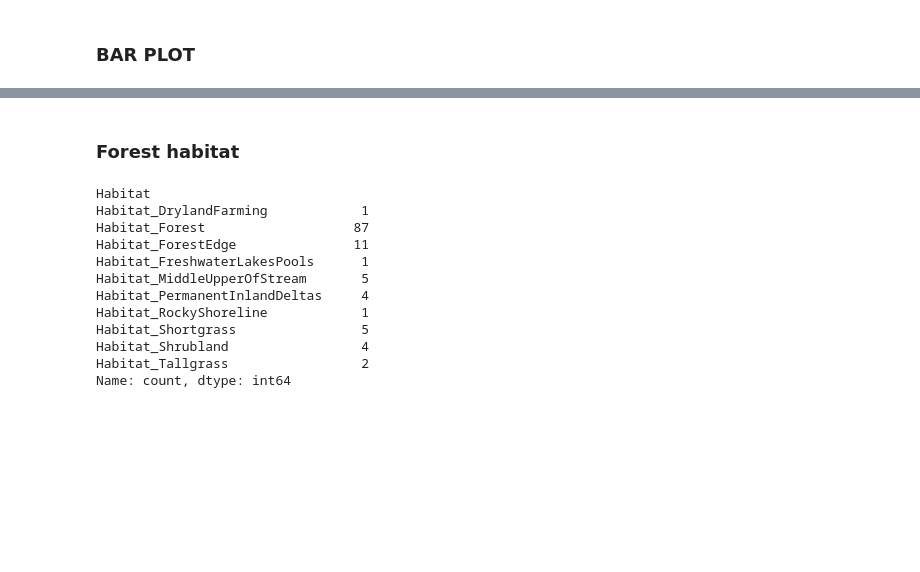
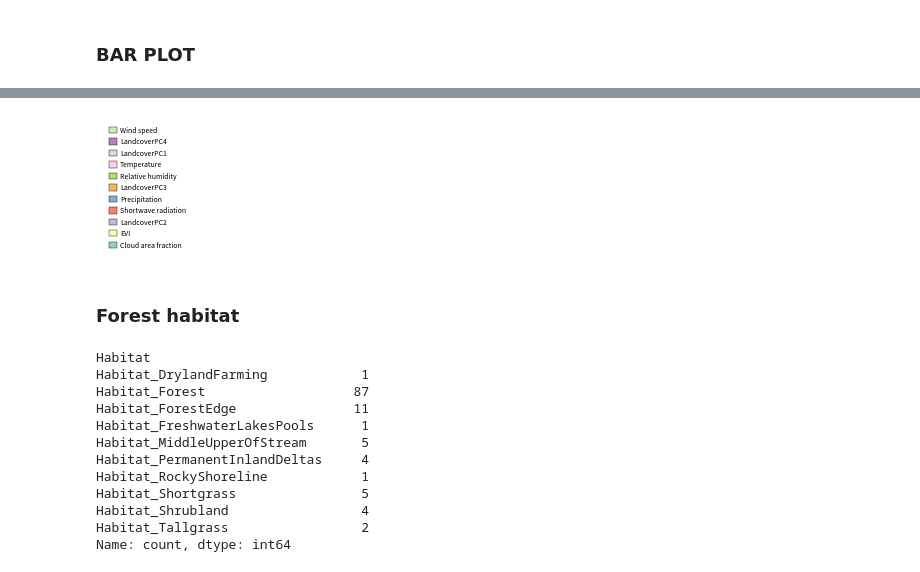
Before and after one commit to KLKua/DeepSDM, a Jupyter notebook: Fig3_attention.ipynb, the cells around one changed output, grey strips where cells are left out. Drawn from its saved outputs; the diff is of its cells as text; code cells hidden in the pictures; blank space fills up the shorter version.

```diff
--- a/Fig3_attention.ipynb
+++ b/Fig3_attention.ipynb
@@ -177,3 +210,55 @@ plt.show()
+# %%
+from matplotlib.patches import Patch
+
+# 反轉 legend 顯示順序：最後一個環境因子放到最前面
+legend_order = list(df_attention_order.columns)[::-1]
+
+# === 單獨畫 legend ===
+legend_handles = [
+    Patch(
+        facecolor=custom_cmap[name],
+        edgecolor="black",
+        linewidth=0.3,
+        label=name
+    )
+    for name in legend_order
+]
+
+fig_leg, ax_leg = plt.subplots(
+    figsize=mm2inch(20, 30),
+    constrained_layout=True
+)
+
+ax_leg.axis("off")
+
+ax_leg.legend(
+    handles=legend_handles,
+    loc="center",
+    ncol=1,                 # 12 個項目的話會排成 2 列，可自行改成 4 或 12
+    frameon=False,
+    prop=font_prop,          # 如果 legend 有中文，保留這行
+    handlelength=1.2,
+    handleheight=1.0,
+    columnspacing=1.2,
+    handletextpad=0.4
+)
+
+legend_output = os.path.join(
+    PU.plot_path_attention,
+    "attention_barplot_legend_chinese.pdf"
+)
+
+plt.savefig(
+    legend_output,
+    dpi=500,
+    transparent=True,
+    bbox_inches="tight",
+    pad_inches=0.02
+)
+
+plt.show()
+# %% [output]
+[figure, added]
 # %% [markdown]
 ### Forest habitat
 # %%
```
Also changed, not shown: parts of 7 cells of this notebook, 5 other files.
